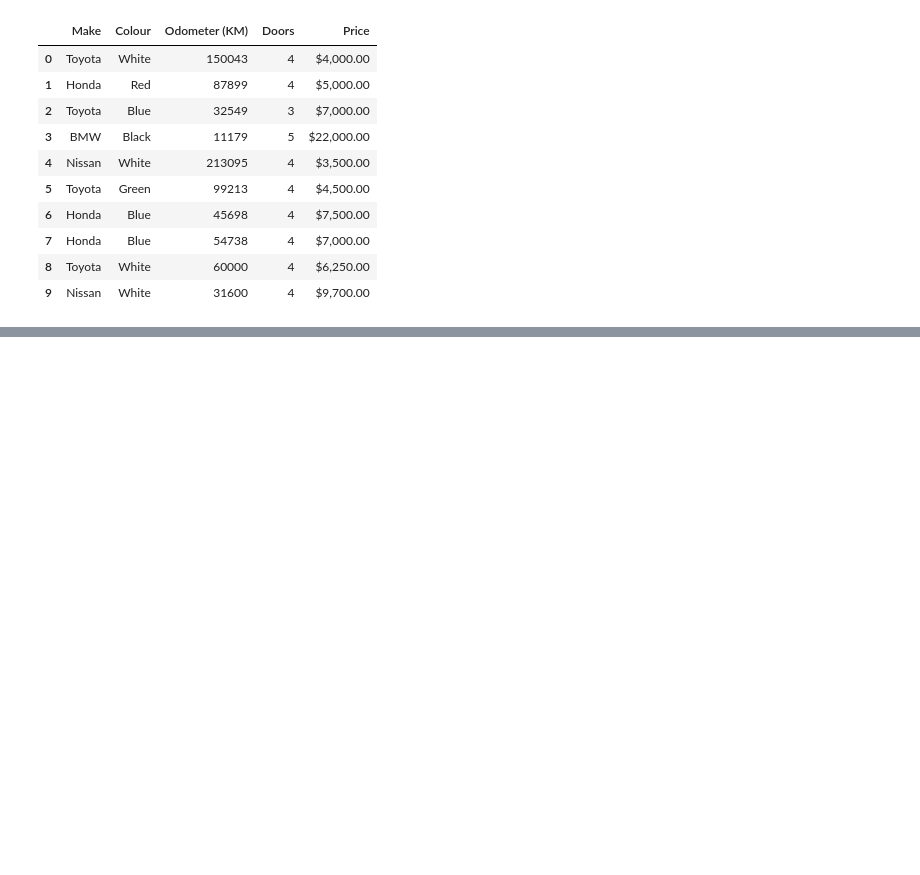
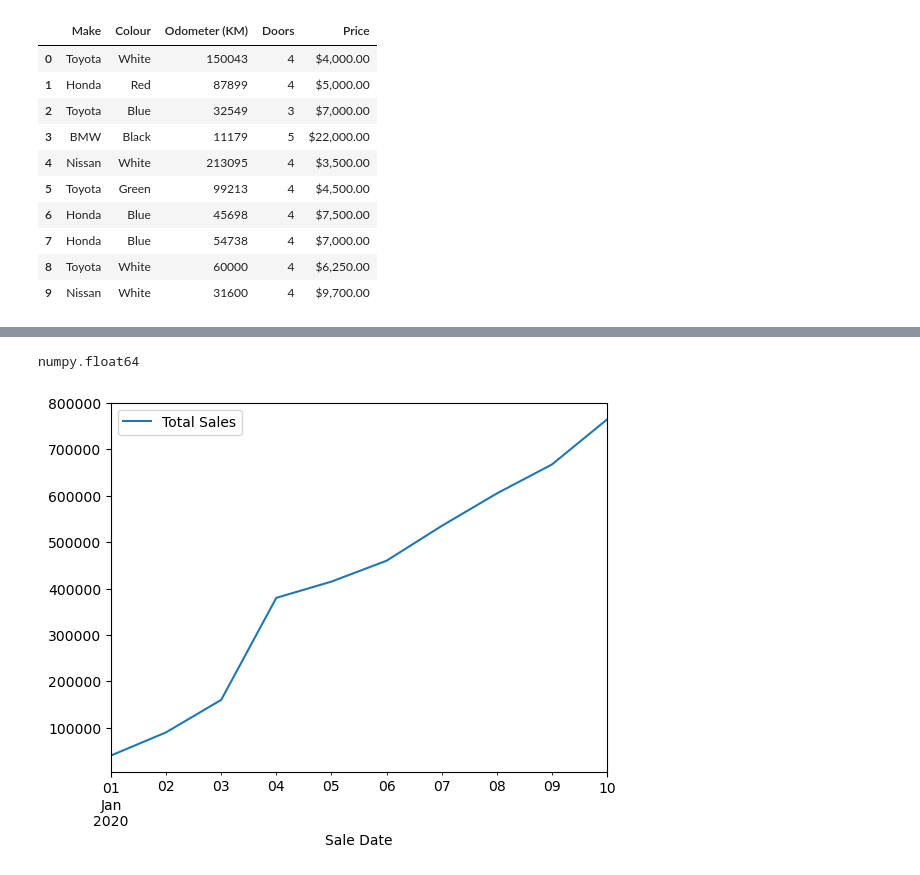
Before and after one commit to Combatd/complete_MLDataScience_bootcamp, a Jupyter notebook: introduction-to-matplotlib.ipynb, the cells around one changed output, grey strips where cells are left out. Drawn from its saved outputs; the diff is of its cells as text; code cells hidden in the pictures; blank space fills up the shorter version.

Commit message:
Plot total sales from car_sales DataFrame

```diff
--- a/introduction-to-matplotlib.ipynb
+++ b/introduction-to-matplotlib.ipynb
@@ -217,3 +217,6 @@ car_sales
 | 7 | Honda | Blue | 54738 | 4 | $7,000.00 |
 | 8 | Toyota | White | 60000 | 4 | $6,250.00 |
 | 9 | Nissan | White | 31600 | 4 | $9,700.00 |
+# %%
+car_sales["Price"] = car_sales["Price"].astype(str).str.replace(r"[$,\.]", "", regex=True)
+car_sales
@@ -219,0 +235,4 @@ car_sales
+# %%
+# Remove last two zeroes
+car_sales["Price"] = car_sales["Price"].astype(str).str[:-2].astype(float)
+car_sales
@@ -219,0 +251,3 @@ car_sales
+# %%
+car_sales["Sale Date"] = pd.date_range("1/1/20", periods=len(car_sales))
+car_sales
@@ -219,0 +266,3 @@ car_sales
+# %%
+car_sales["Total Sales"] = car_sales["Price"].cumsum()
+car_sales
@@ -219,0 +281,10 @@ car_sales
+# %%
+type(car_sales["Price"][0])
+# %% [output]
+numpy.float64
+# %%
+# Let us plot the total sales
+car_sales.plot(x="Sale Date", y="Total Sales")
+plt.show()
+# %% [output]
+[figure, added]
```
Also changed, not shown: parts of 5 cells of this notebook.
